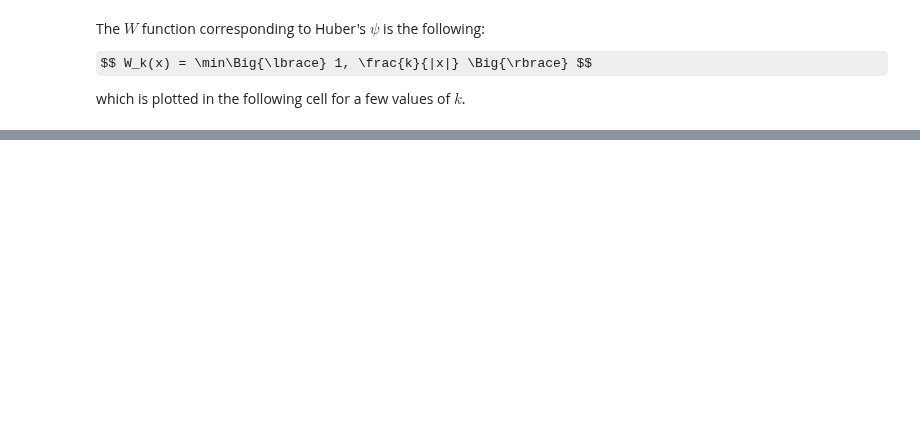
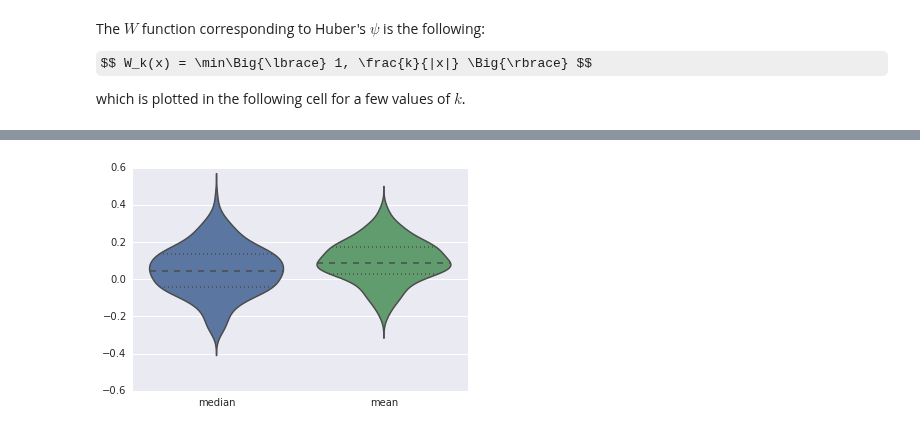
Before and after one commit to unpingco/Python-for-Signal-Processing, a Jupyter notebook: Robust_Statistics.ipynb, the cells around one changed output, grey strips where cells are left out. Cells and saved outputs as stored; diff of their text form; code cells hidden in the pictures; some formulas as TeX source; blank space fills up the shorter version.

```diff
--- a/Robust_Statistics.ipynb
+++ b/Robust_Statistics.ipynb
@@ -338,0 +385,5 @@ fig
+# %%
+fig,ax=subplots()
+sns.violinplot(np.vstack([np.median(xs,axis=0),np.mean(xs,axis=0)]).T,ax=ax,names=['median','mean']);
+# %% [output]
+[figure, added]
```
Also changed, not shown: parts of 19 cells of this notebook.
